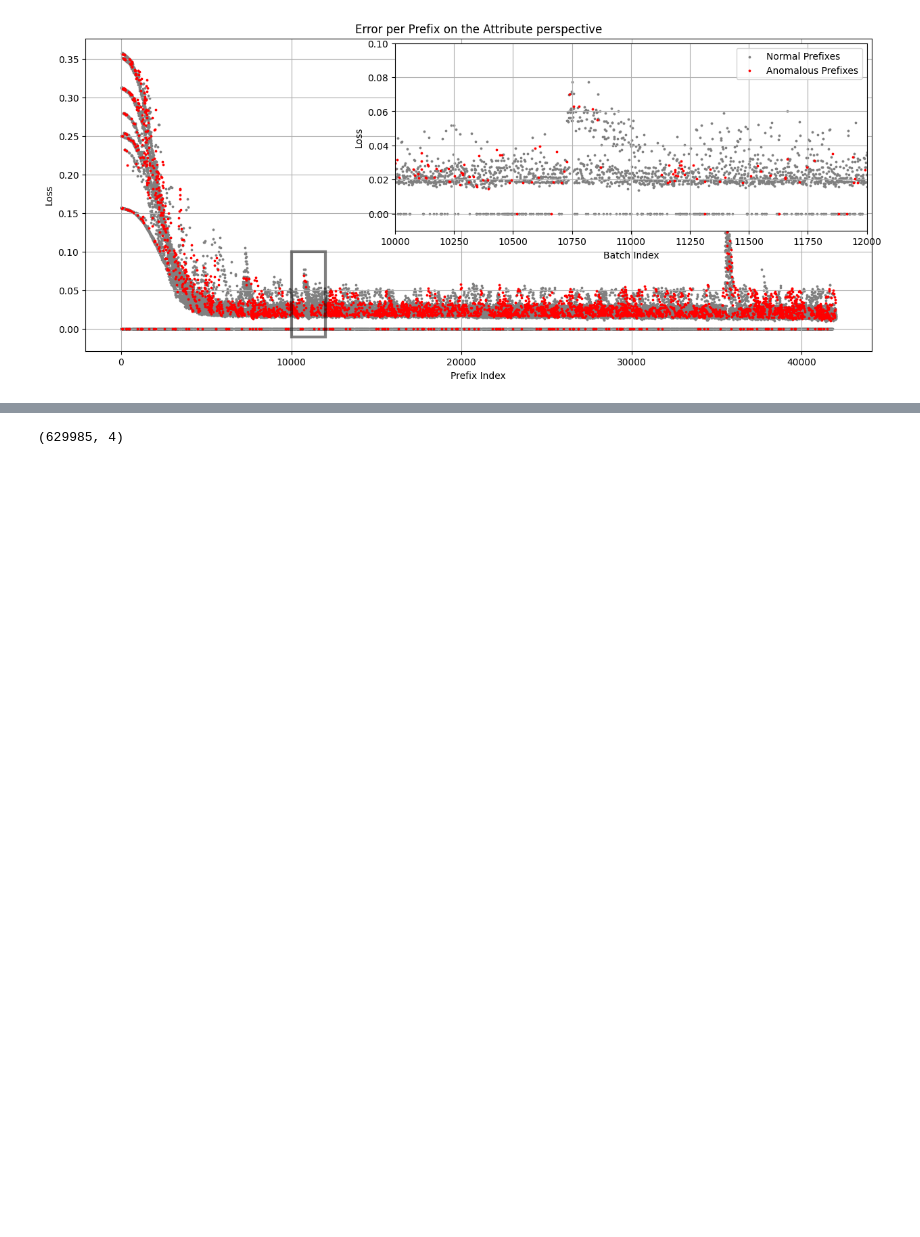
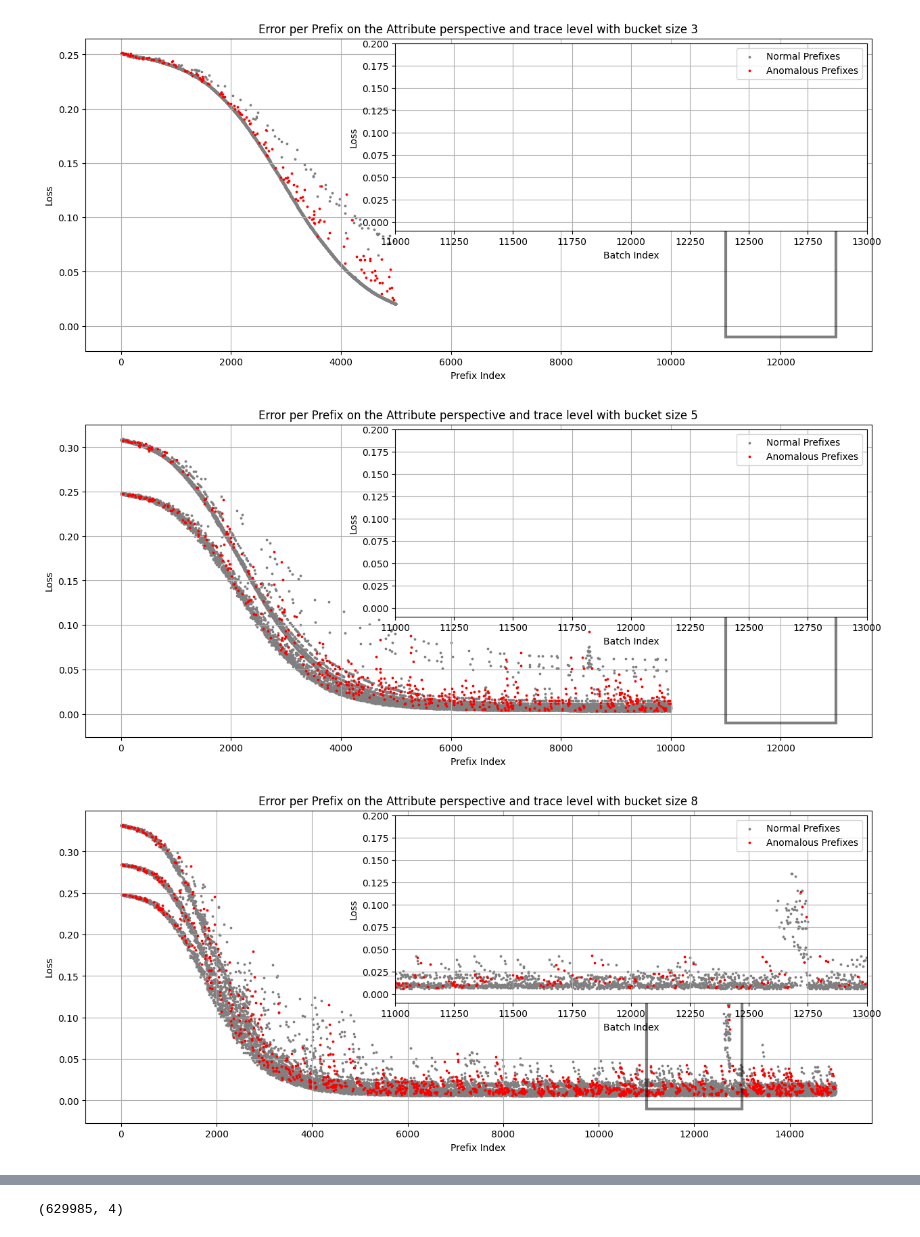
Before and after one commit to ronaldvandenbroek/BPAD, a Jupyter notebook: analysis/raw_results.ipynb, the cells around one changed output, grey strips where cells are left out. Drawn from its saved outputs; the diff is of its cells as text; code cells hidden in the pictures; blank space fills up the shorter version.

Commit message:
Implementing case length bucketing

```diff
--- a/analysis/raw_results.ipynb
+++ b/analysis/raw_results.ipynb
@@ -51,13 +51,18 @@ def load_results(run_name):
 
     return loaded_data
 # %%
+bucket_lengths = [3,5,8,15]
+
 latest_run = get_latest_run()
 results = load_results(run_name=latest_run)
 
-# '1726688270.265151' 0.05 anomaly rate
-# '1726683337.723001' 0.25
-# '1726688845.1876202' 0.05 with 0.25 noise
-# '1726688947.9127235' 0.25 with 0.25 noise
-# '1726689265.3127506' 0.05 with 1 noise
-# '1726689364.887093' 0.25 with 1 noise
+# '1726688270.265151'   0.05 with 0 noise, batch size 8
+# '1726683337.723001'   0.25 with 0 noise, batch size 8
+# '1726688845.1876202'  0.05 with 0.25 noise, batch size 8
+# '1726688947.9127235'  0.25 with 0.25 noise, batch size 8
+# '1726689265.3127506'  0.05 with 1 noise, batch size 8
+# '1726689364.887093'   0.25 with 1 noise, batch size 8
+# '1726746216.6401465'  0.05 with 1 noise, batch size 1
+# '1726746783.290876'   0.25 with 1 noise, batch size 1
+# '1727098666.0037918'  first attempt multi task
 # %% [output]
@@ -95,5 +100,5 @@ print(len(results['labels_DAE_trace']))
 # %%
-def plot_losses_fancy(results, labels, perspective, zoom=[[11000,13000],[-0.05, 0.2]]):
+def plot_losses(results, labels, perspective, level, bucket=None, zoom=[[11000,13000],[-0.05, 0.2]]):
     def scatter_plot(ax, results, labels):
         y_values = results
         x_values = np.arange(len(results))
@@ -107,7 +112,11 @@ def plot_losses_fancy(results, labels, perspective, zoom=[[11000,13000],[-0.05,
     scatter_plot(ax, results, labels)
 
     perspective_name = Perspective.values()[perspective]
-    plt.title(f'Error per Prefix on the {perspective_name} perspective')
+
+    bucket_string = ''
+    if bucket is not None:
+        bucket_string = f'with bucket size {str(bucket)}'
+    plt.title(f'Error per Prefix on the {perspective_name} perspective and {level} level {bucket_string}')
     plt.xlabel('Prefix Index')
     plt.ylabel('Loss')
 
@@ -123,4 +132,11 @@ def plot_losses_fancy(results, labels, perspective, zoom=[[11000,13000],[-0.05,
     plt.ylabel('Loss')
     plt.legend(loc='upper right')
     plt.show()
+
+def bucket_plot_losses(results_name, labels_name, perspective, level, zoom=[[11000,13000],[-0.05, 0.2]]):
+    for bucket in bucket_lengths:
+        plot_losses(
+            results=results[f'{results_name}_{bucket}'],
+            labels=results[f'{labels_name}_{bucket}'],
+            perspective=perspective, level=level, bucket=bucket, zoom=zoom)
 # %%
@@ -134,8 +154,11 @@ plot_losses_fancy(
 # %%
-plot_losses_fancy(
-    results=results['result_DAE_trace_Attribute'],
-    labels=results['labels_DAE_trace'],
+bucket_plot_losses(
+    results_name='result_DAE_trace_Attribute',
+    labels_name='labels_DAE_trace',
     perspective=Perspective.ATTRIBUTE,
-    zoom=[[10000,12000],[-0.01, 0.1]])
+    level='trace',
+    zoom=[[11000,13000],[-0.01, 0.2]])
 # %% [output]
-[figure, old version]
+[figure, new version]
+[figure, added]
+[figure, added]
```
Also changed, not shown: parts of 10 cells of this notebook, 5 other files.
